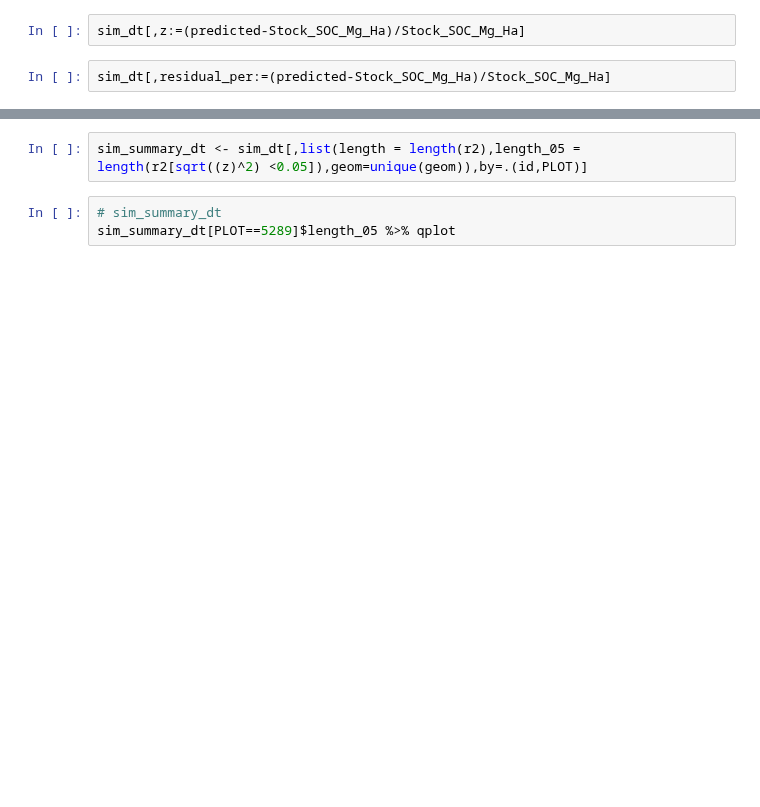
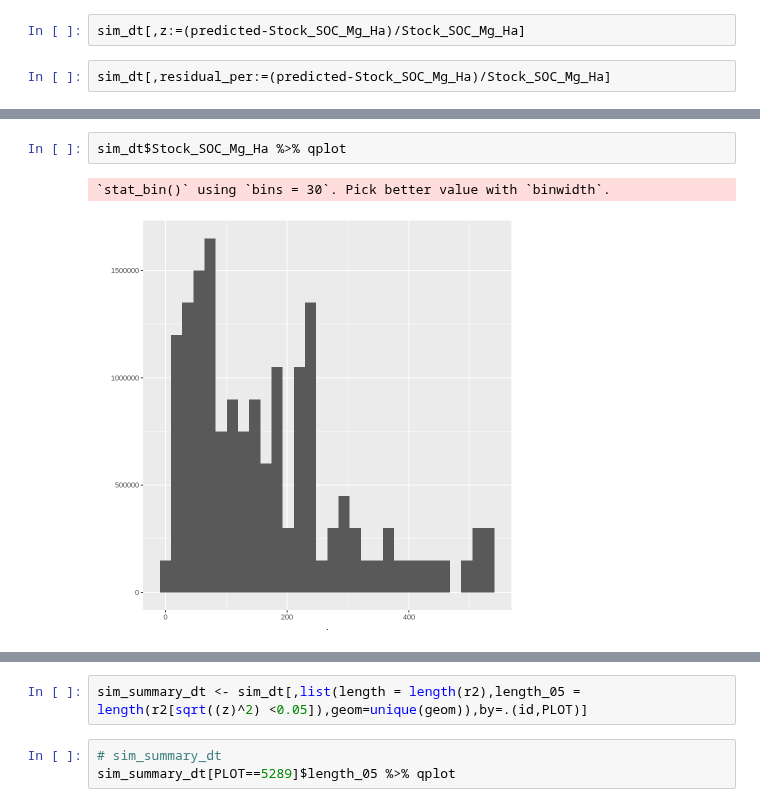
Before and after one commit to seismosmsr/hawaii_soils, a Jupyter notebook: Hawaii_Soils_Analysis.ipynb, the cells around one changed output, grey strips where cells are left out. Saved outputs shown, nothing was run; the diff lists cells and outputs as text; blank space fills up the shorter version.

```diff
--- a/Hawaii_Soils_Analysis.ipynb
+++ b/Hawaii_Soils_Analysis.ipynb
@@ -65 +194,6 @@ sim_dt[,residual_per:=(predicted-Stock_SOC_Mg_Ha)/Stock_SOC_Mg_Ha]
+# %%
+sim_dt$Stock_SOC_Mg_Ha %>% qplot
+# %% [output]
+`stat_bin()` using `bins = 30`. Pick better value with `binwidth`.
+[figure, added]
 # %%
```
Also changed, not shown: parts of 41 cells of this notebook.
